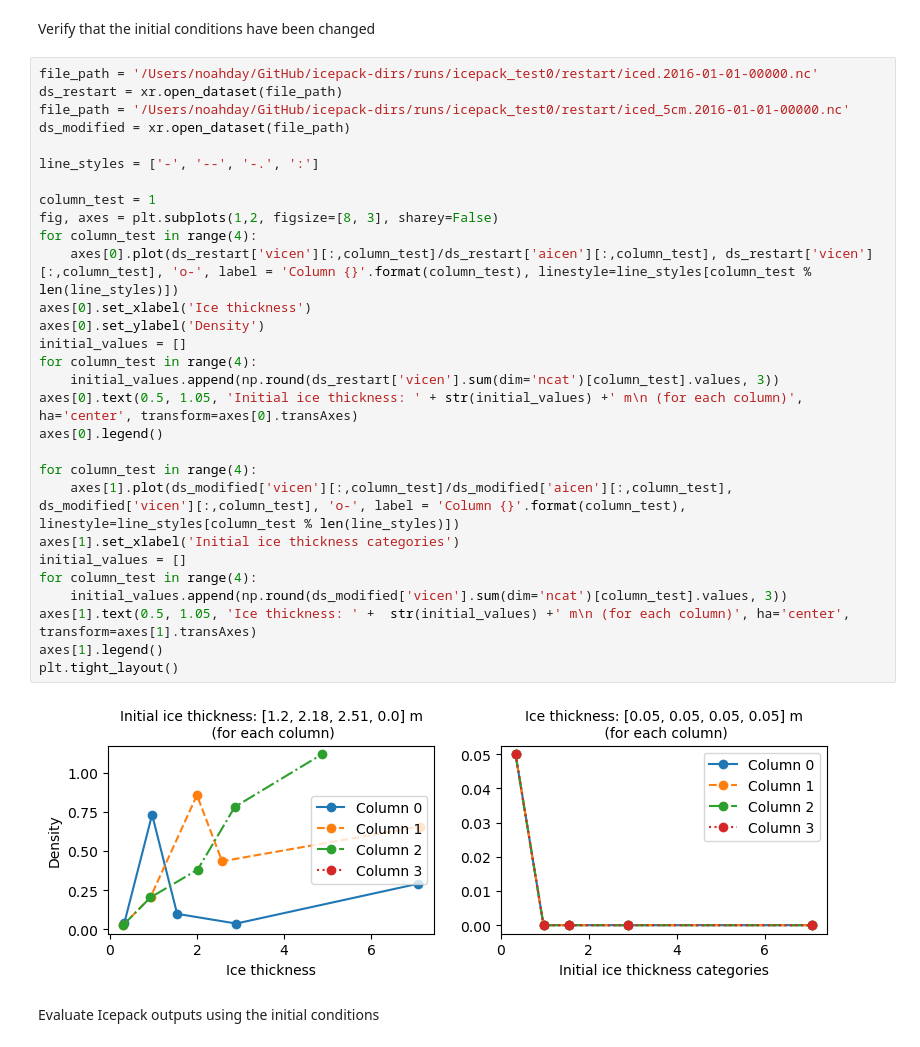
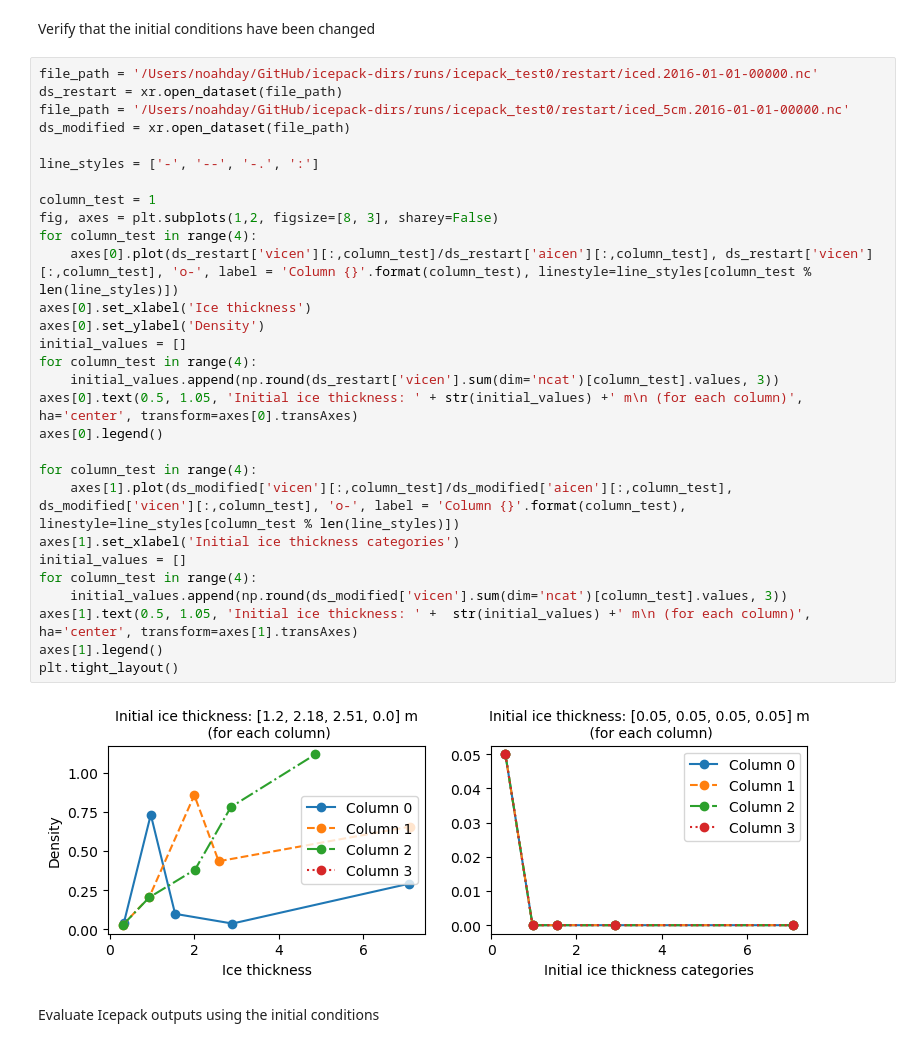
Before and after one commit to NoahDay/sea-ice-models, a Jupyter notebook: icepack.ipynb, the cells around one changed output. Cells and saved outputs as stored; diff of their text form.

```diff
--- a/icepack.ipynb
+++ b/icepack.ipynb
@@ -142,34 +142,34 @@ Verify that the initial conditions have been changed
 # %%
 file_path = '/Users/noahday/GitHub/icepack-dirs/runs/icepack_test0/restart/iced.2016-01-01-00000.nc'
 ds_restart = xr.open_dataset(file_path)
 file_path = '/Users/noahday/GitHub/icepack-dirs/runs/icepack_test0/restart/iced_5cm.2016-01-01-00000.nc'
 ds_modified = xr.open_dataset(file_path)
 
 line_styles = ['-', '--', '-.', ':']
 
 column_test = 1
 fig, axes = plt.subplots(1,2, figsize=[8, 3], sharey=False)
 for column_test in range(4):
     axes[0].plot(ds_restart['vicen'][:,column_test]/ds_restart['aicen'][:,column_test], ds_restart['vicen'][:,column_test], 'o-', label = 'Column {}'.format(column_test), linestyle=line_styles[column_test % len(line_styles)])
 axes[0].set_xlabel('Ice thickness')
 axes[0].set_ylabel('Density')
 initial_values = []
 for column_test in range(4):
     initial_values.append(np.round(ds_restart['vicen'].sum(dim='ncat')[column_test].values, 3))
 axes[0].text(0.5, 1.05, 'Initial ice thickness: ' + str(initial_values) +' m\n (for each column)', ha='center', transform=axes[0].transAxes)
 axes[0].legend()
 
 for column_test in range(4):
     axes[1].plot(ds_modified['vicen'][:,column_test]/ds_modified['aicen'][:,column_test], ds_modified['vicen'][:,column_test], 'o-', label = 'Column {}'.format(column_test), linestyle=line_styles[column_test % len(line_styles)])
 axes[1].set_xlabel('Initial ice thickness categories')
 initial_values = []
 for column_test in range(4):
     initial_values.append(np.round(ds_modified['vicen'].sum(dim='ncat')[column_test].values, 3))
-axes[1].text(0.5, 1.05, 'Ice thickness: ' +  str(initial_values) +' m\n (for each column)', ha='center', transform=axes[1].transAxes)
+axes[1].text(0.5, 1.05, 'Initial ice thickness: ' +  str(initial_values) +' m\n (for each column)', ha='center', transform=axes[1].transAxes)
 axes[1].legend()
 plt.tight_layout()
 # %% [output]
-[figure, old version]
+[figure, new version]
 # %% [markdown]
 Evaluate Icepack outputs using the initial  conditions
 # %%
```
Also changed, not shown: parts of 1 cell of this notebook.
